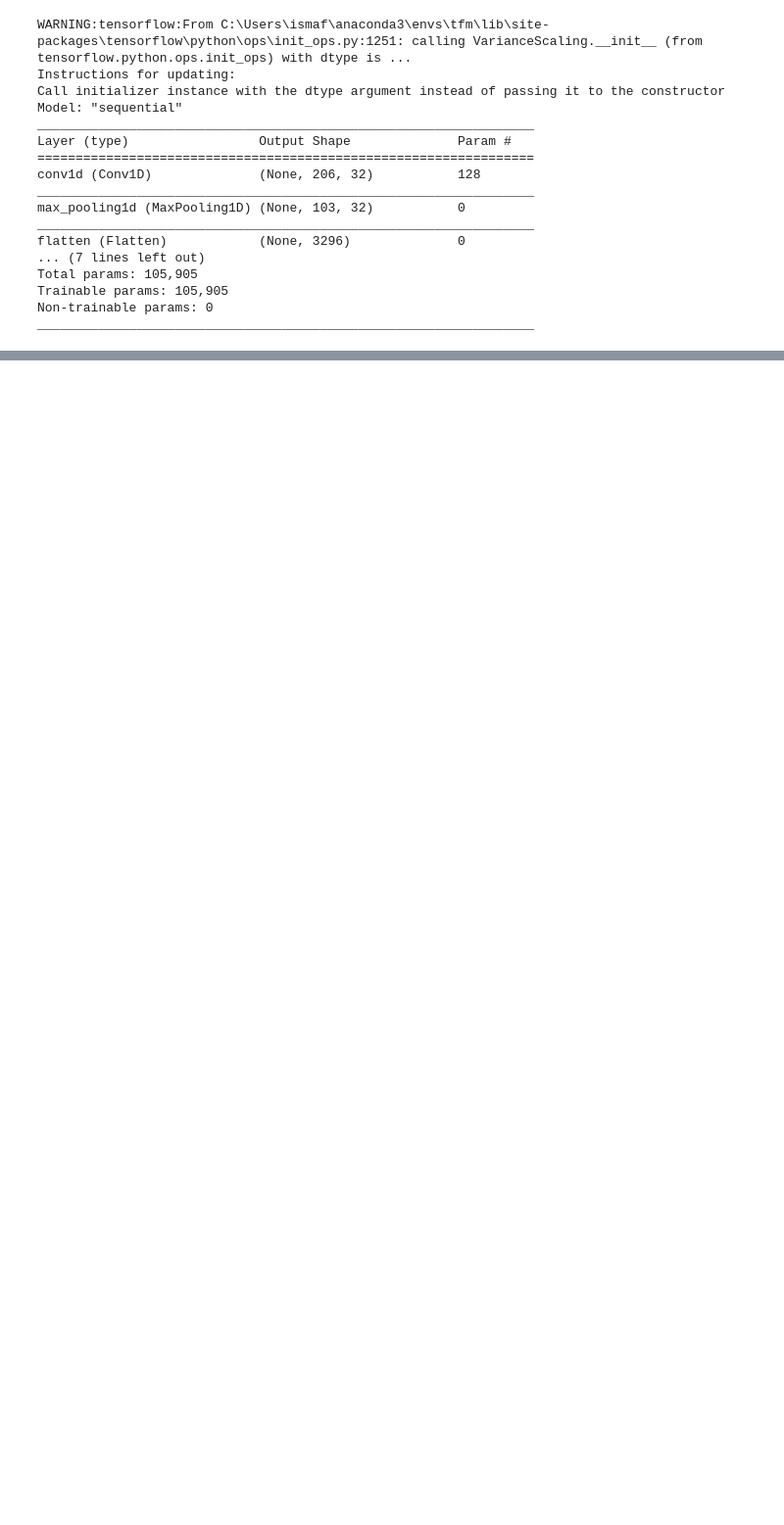
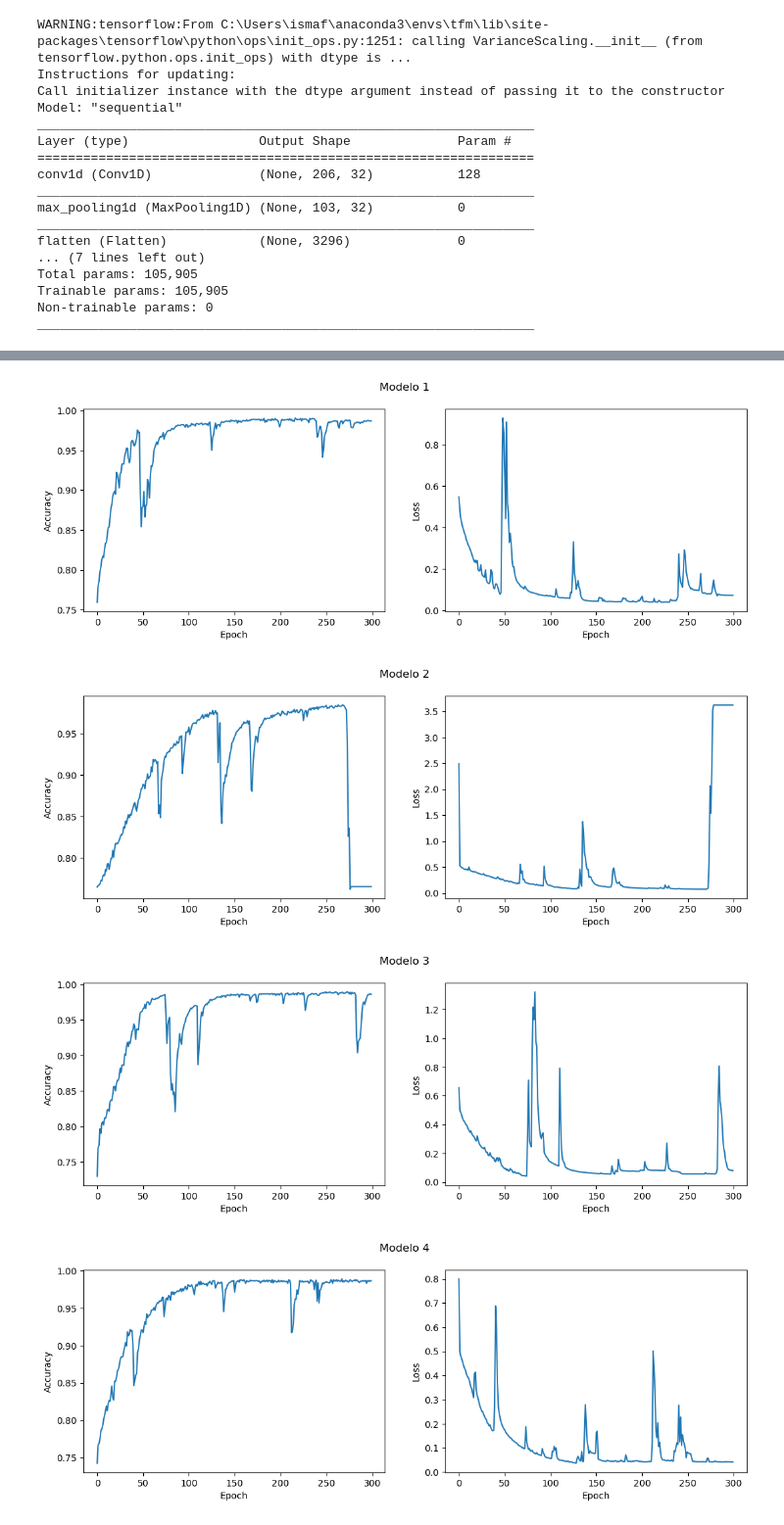
Before and after one commit to ifh1001/TFM, a Jupyter notebook: src/PreparacionCNNs.ipynb, the cells around one changed output, grey strips where cells are left out. Shown at 98% size. Drawn from its saved outputs; the diff is of its cells as text; code cells hidden in the pictures; blank space fills up the shorter version.

```diff
--- a/src/PreparacionCNNs.ipynb
+++ b/src/PreparacionCNNs.ipynb
@@ -297,0 +331,5 @@ La matriz de confusion obtenida es:
+# %%
+# Se evalua el modelo
+resultado  = modelo2.evaluate(Xtestsm,  Ytestsm)
+print("\nEl test loss obtenido ha sido:", resultado[0])
+print("La precisión obtenida ha sido:", resultado[1])
@@ -297,0 +420,14 @@ La matriz de confusion obtenida es:
+# %%
+# Se muestran las gráficas de todos los modelos
+for i in range(len(historial)):
+    fig, (ax1, ax2) = plt.subplots(1, 2, figsize=(13, 4))
+    fig.suptitle("Modelo " + str(i+1))
+    ax1.plot(historial[i].history['acc'])
+    ax1.set(xlabel= 'Epoch', ylabel='Accuracy');
+    ax2.plot((historial[i].history['loss']))
+    ax2.set(xlabel= 'Epoch', ylabel='Loss');
+# %% [output]
+[figure, added]
+[figure, added]
+[figure, added]
+[figure, added]
```
Also changed, not shown: parts of 46 cells of this notebook.
